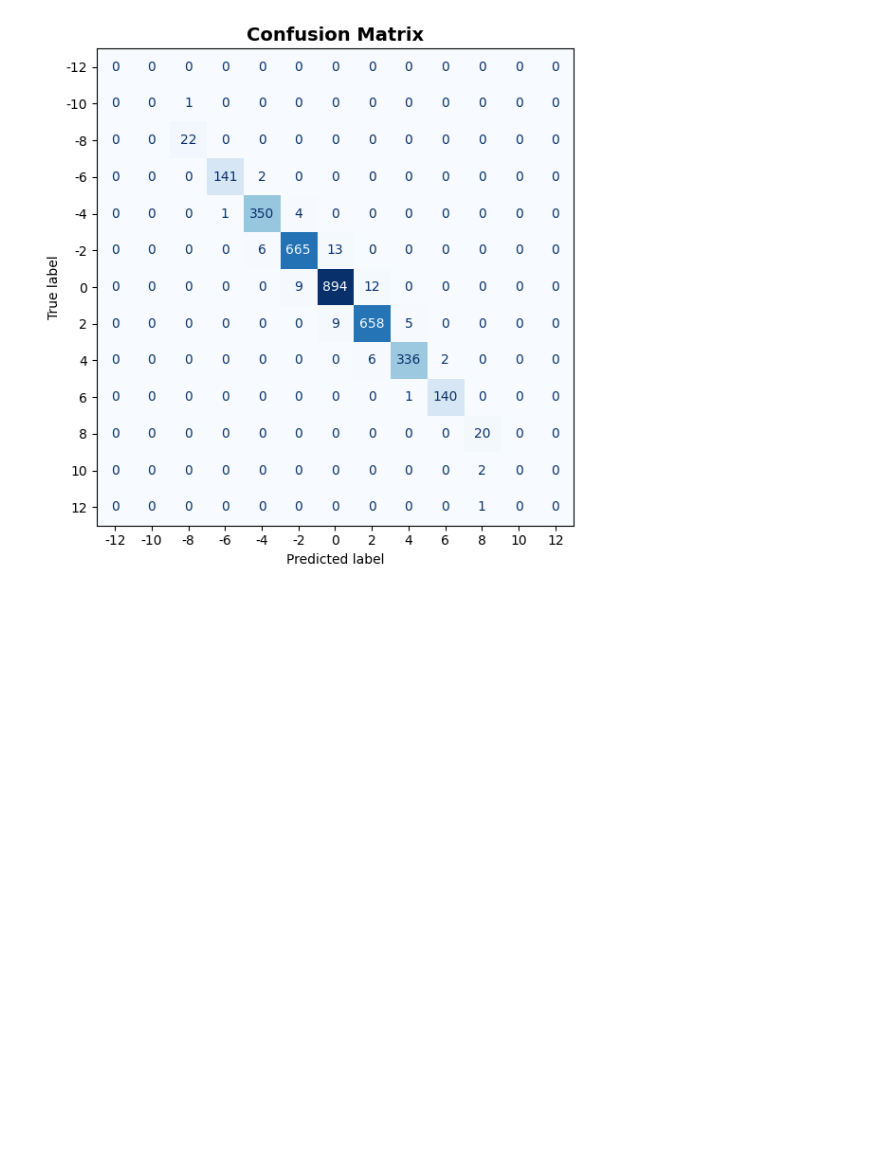
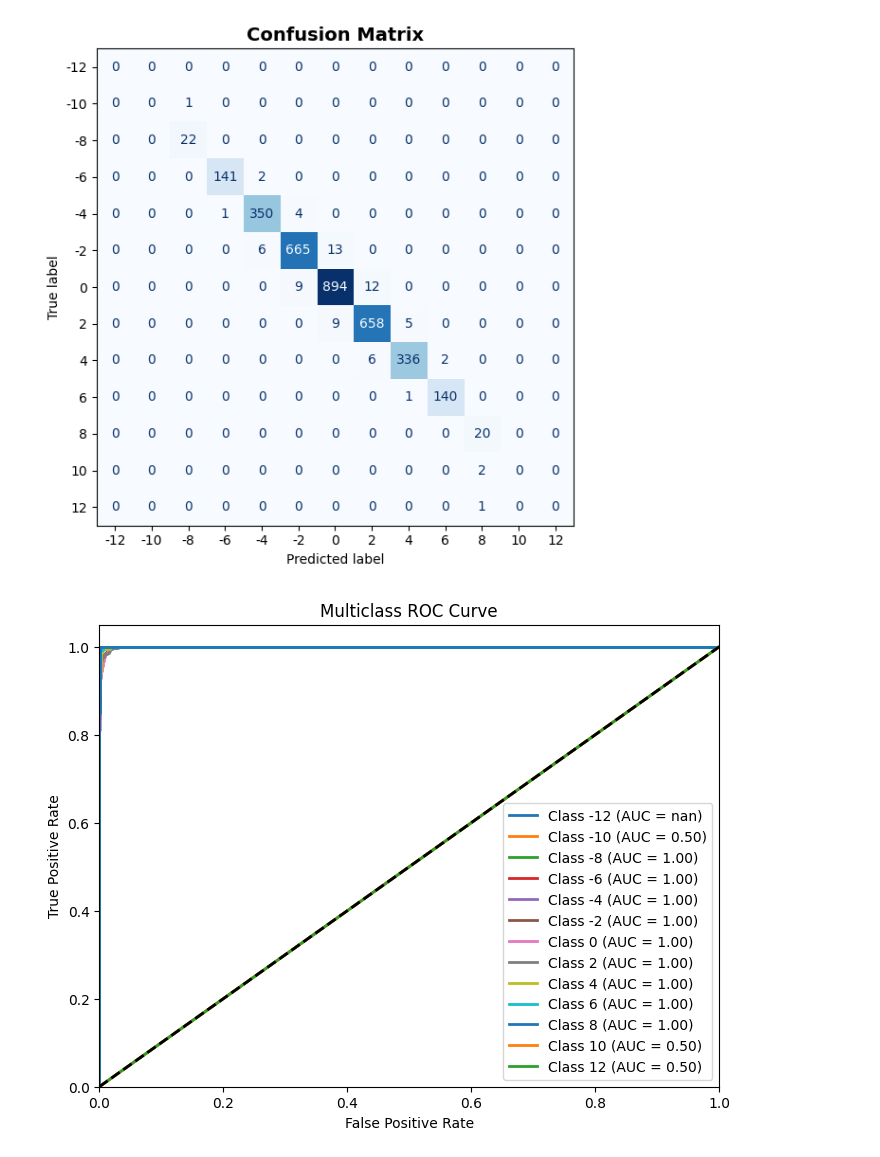
Before and after one commit to valexande/alfie, a Jupyter notebook: main-data-retrieval-endpoint/flexible-scripts/autogluon_universal_test.ipynb, the cells around one changed output. Saved outputs shown, nothing was run; the diff lists cells and outputs as text; code cells hidden in the pictures; blank space fills up the shorter version.

```diff
--- a/main-data-retrieval-endpoint/flexible-scripts/autogluon_universal_test.ipynb
+++ b/main-data-retrieval-endpoint/flexible-scripts/autogluon_universal_test.ipynb
@@ -618,3 +648,45 @@ plot_confusion_matrix(y_test, y_pred, predictor.class_labels)
 # %% [output]
 [figure]
 [figure]
+# %%
+from sklearn.metrics import roc_curve, auc
+def plot_multiclass_roc(model_wrapper, X_test, y_test, class_names=None):
+    """
+    Plots ROC curves for a multiclass classification model.
+
+    Args:
+        model_wrapper: Model wrapper with `predict` returning class probabilities (DataFrame).
+        X_test: Test features.
+        y_test: True labels.
+        class_names: List of class names. If None, inferred from y_test.
+    """
+    # Get predicted probabilities
+    y_score = model_wrapper.predict(X_test).values  # shape (n_samples, n_classes)
+
+    # Classes
+    classes = class_names if class_names is not None else model_wrapper.ag_model.class_labels
+    n_classes = len(classes)
+
+    # Binarize the output for multiclass ROC
+    y_test_bin = label_binarize(y_test, classes=classes)
+
+    # Plot ROC curve for each class
+    plt.figure(figsize=(8, 6))
+    for i in range(n_classes):
+        fpr, tpr, _ = roc_curve(y_test_bin[:, i], y_score[:, i])
+        roc_auc = auc(fpr, tpr)
+        plt.plot(fpr, tpr, lw=2, label=f'Class {classes[i]} (AUC = {roc_auc:.2f})')
+
+    plt.plot([0, 1], [0, 1], 'k--', lw=2)
+    plt.xlim([0.0, 1.0])
+    plt.ylim([0.0, 1.05])
+    plt.xlabel('False Positive Rate')
+    plt.ylabel('True Positive Rate')
+    plt.title('Multiclass ROC Curve')
+    plt.legend(loc="lower right")
+    plt.show()
+
+ag_wrapper = AutogluonWrapper(predictor, feature_names = X_train.columns)
+plot_multiclass_roc(ag_wrapper, X_test=X_test, y_test=y_test, class_names=predictor.class_labels)
+# %% [output]
+[figure, added]
```
Also changed, not shown: parts of 2 cells of this notebook.
